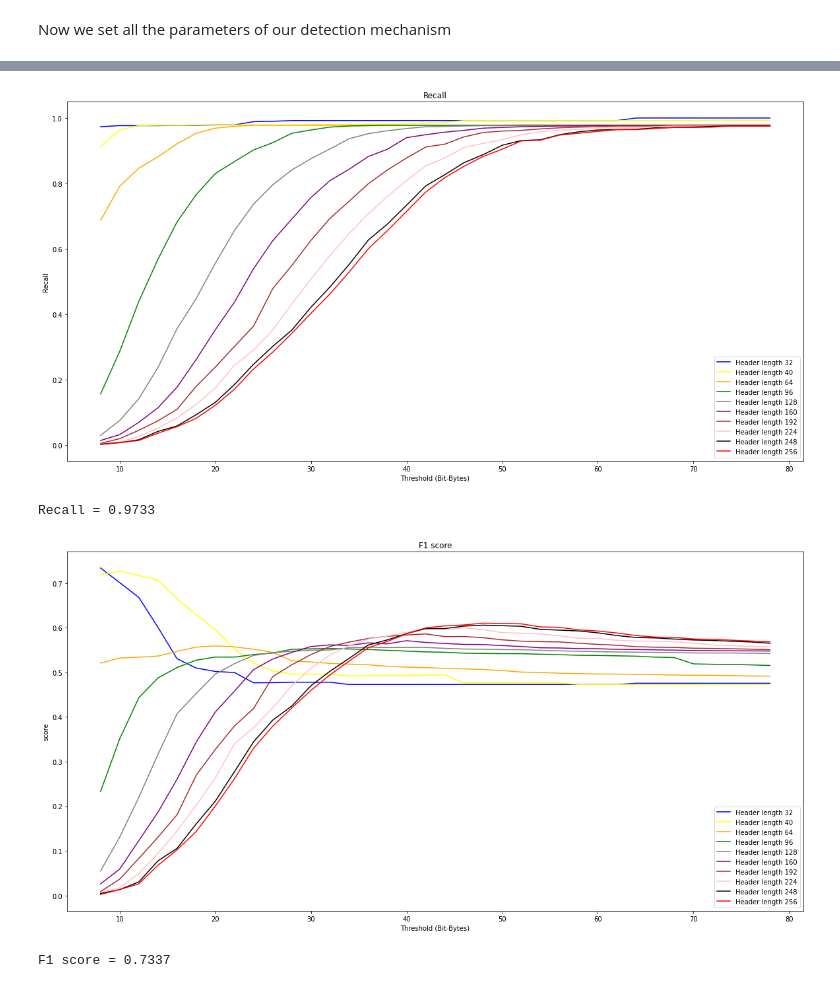
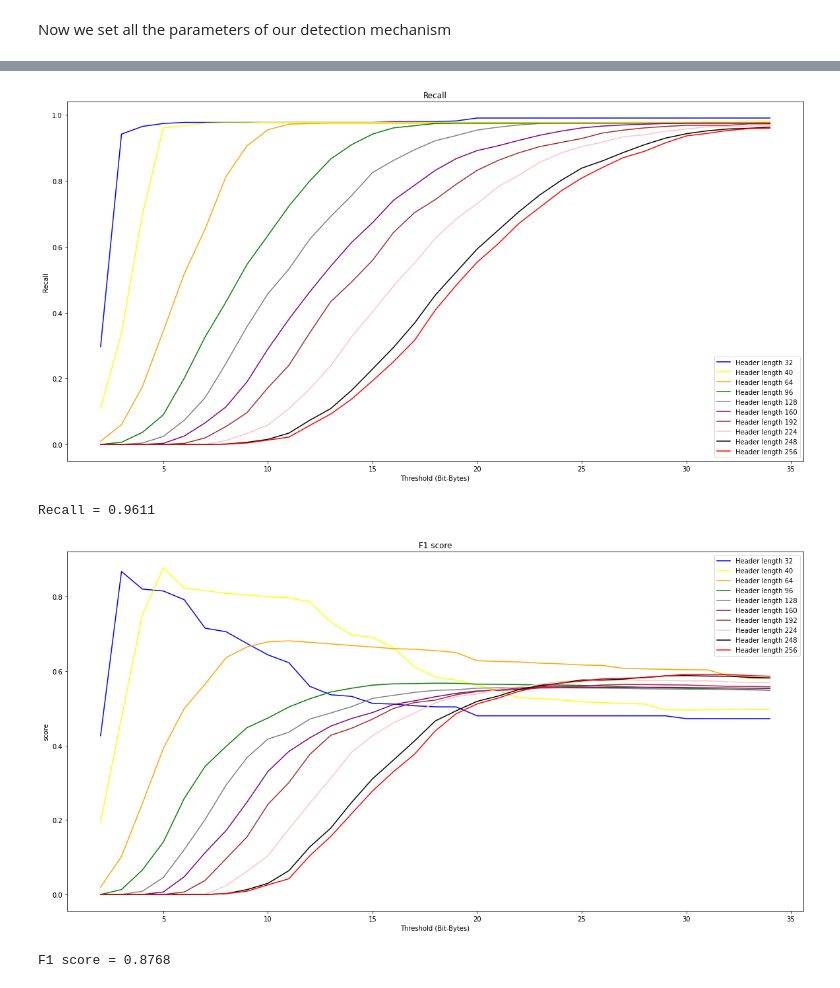
Before and after one commit to gomitolof/DAA-for-Ransomware-detection, a Jupyter notebook: 2F_org.ipynb, the cells around one changed output, grey strips where cells are left out. Saved outputs shown, nothing was run; the diff lists cells and outputs as text; code cells hidden in the pictures.

```diff
--- a/2F_org.ipynb
+++ b/2F_org.ipynb
@@ -102,8 +102,8 @@ for i in range(offset):
 f = open('./paths/org_dataset.txt', 'r')
 paths = f.readlines()
 f.close()
-thresholds = np.arange(8,80,2)
-distances = np.arange(0,27,3)
+thresholds = np.arange(2,35,1)
+distances = np.arange(15,39,3)
 files_analyzed = 0
 
 true_positives = np.zeros([len(thresholds), len(distances), int(offset/8), 1], dtype = float)
@@ -303,39 +303,42 @@ plt.show()
 
 print("Recall = %3.4f"  % (rec[ind[2]][ind[0]]))
 # %% [output]
-[figure, old version]
+[figure, new version]
-Recall = 0.9733
+Recall = 0.9611
 # %%
 # F1 score = 2*(Recall * Precision) / (Recall + Precision)
 
 # Get for each threshold and header length the f1 score
 f1= np.zeros([int(offset/8),len(thresholds)])
 for i in range(int(offset/8)):
     for j in range(len(thresholds)):
-        if ((TP_des[j][d][i]+FN_des[j][d][i])>0) and ((TP_des[j][d][i]+FP_des[j][d][i])>0) :
+        if ((TP_des[j][d][i]+FN_des[j][d][i])>0) and ((TP_des[j][d][i]+FP_des[j][d][i])>0):
             precision= TP_des[j][d][i]/(TP_des[j][d][i]+FP_des[j][d][i])
             recall= TP_des[j][d][i]/(TP_des[j][d][i]+FN_des[j][d][i])
-            f1[i][j] = 2*(recall*precision)/(recall+precision)
+            if recall + precision != 0.0:
+                f1[i][j] = 2*(recall*precision)/(recall+precision)
+            else:
+                f1[i][j] = 0.0
 
 # Plot of the f1 score obtained using different threshold and different header lengths
 plt.figure(figsize=(20,10))
 plt.title("F1 score")
 plt.xlabel("Threshold (Bit-Bytes)")
 plt.ylabel("score")
 plt.plot(thresholds, f1[3], color="blue", label="Header length 32")
 plt.plot(thresholds, f1[4], color="yellow", label="Header length 40")
 plt.plot(thresholds, f1[7], color="orange", label="Header length 64")
 plt.plot(thresholds, f1[11], color="green", label="Header length 96")
 plt.plot(thresholds, f1[15], color="grey", label="Header length 128")
 plt.plot(thresholds, f1[19], color="purple", label="Header length 160")
 plt.plot(thresholds, f1[23], color="brown", label="Header length 192")
 plt.plot(thresholds, f1[27], color="pink", label="Header length 224")
 plt.plot(thresholds, f1[30], color="black", label="Header length 248")
 plt.plot(thresholds, f1[31], color="red", label="Header length 256")
 plt.legend()
 plt.show()
 
 print("F1 score = %3.4f"  % (f1[ind[2]][ind[0]]))
 # %% [output]
-[figure, old version]
+[figure, new version]
-F1 score = 0.7337
+F1 score = 0.8768
```
Also changed, not shown: parts of 3 cells of this notebook, 27 other files.
